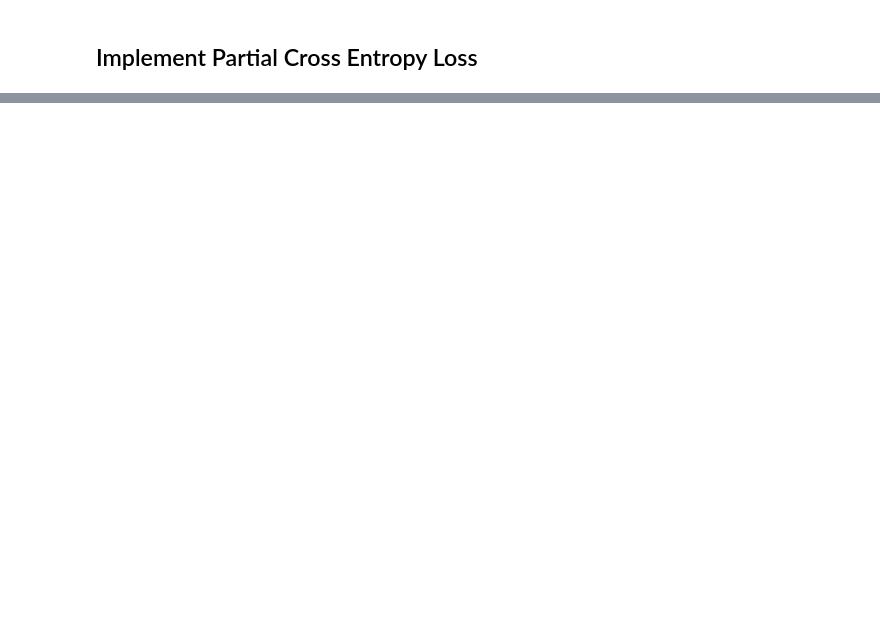
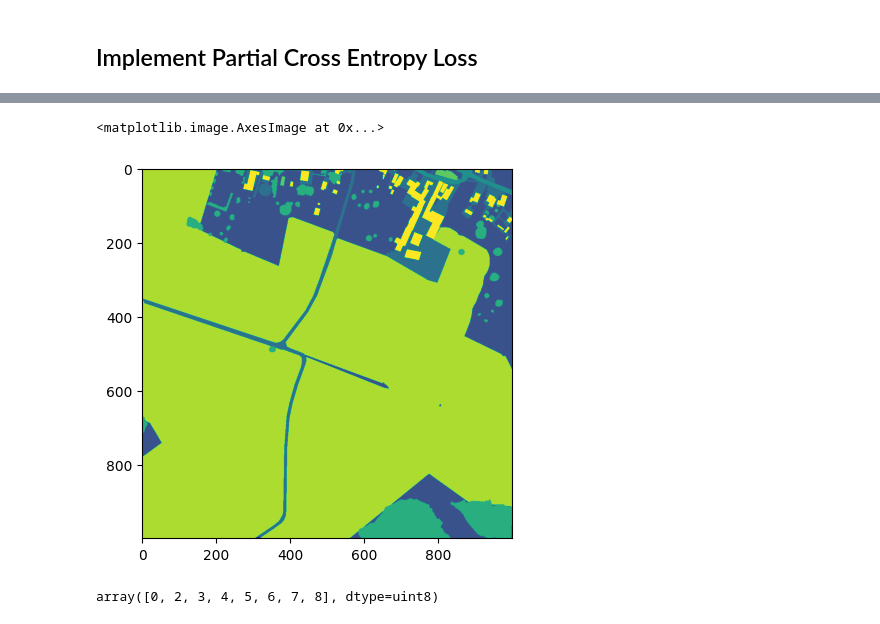
Before and after one commit to ESLAMYASSER-1/SparseSeg-PCE-Point-Supervised-Remote-Sensing-Segmentation-with-Partial-Cross-Entropy, a Jupyter notebook: src/notebooks/main.ipynb, the cells around one changed output, grey strips where cells are left out. Drawn from its saved outputs; the diff is of its cells as text; code cells hidden in the pictures; blank space fills up the shorter version.

```diff
--- a/src/notebooks/main.ipynb
+++ b/src/notebooks/main.ipynb
@@ -74,0 +126,13 @@ def segmentation_metrics(y_true, y_pred, num_classes):
+# %%
+import numpy as np
+
+img = np.array(img)
+# %%
+plt.imshow(img)
+# %% [output]
+<matplotlib.image.AxesImage at 0x...>
+[figure, added]
+# %%
+np.unique(img)
+# %% [output]
+array([0, 2, 3, 4, 5, 6, 7, 8], dtype=uint8)
```
Also changed, not shown: parts of 9 cells of this notebook, 4 other files.
